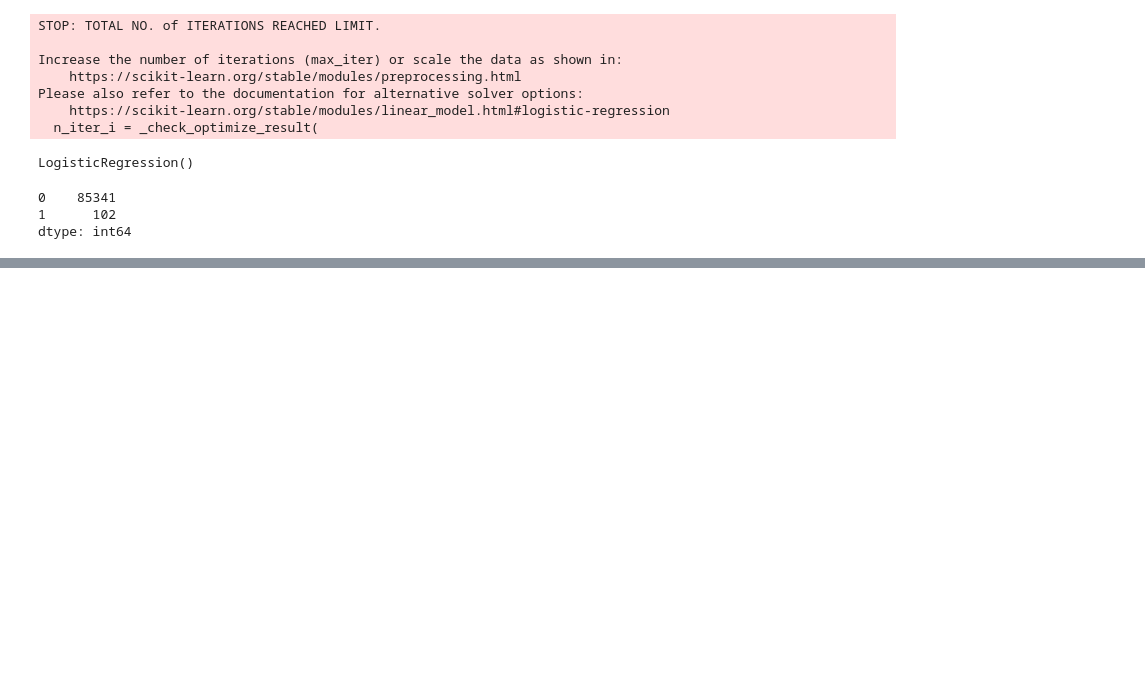
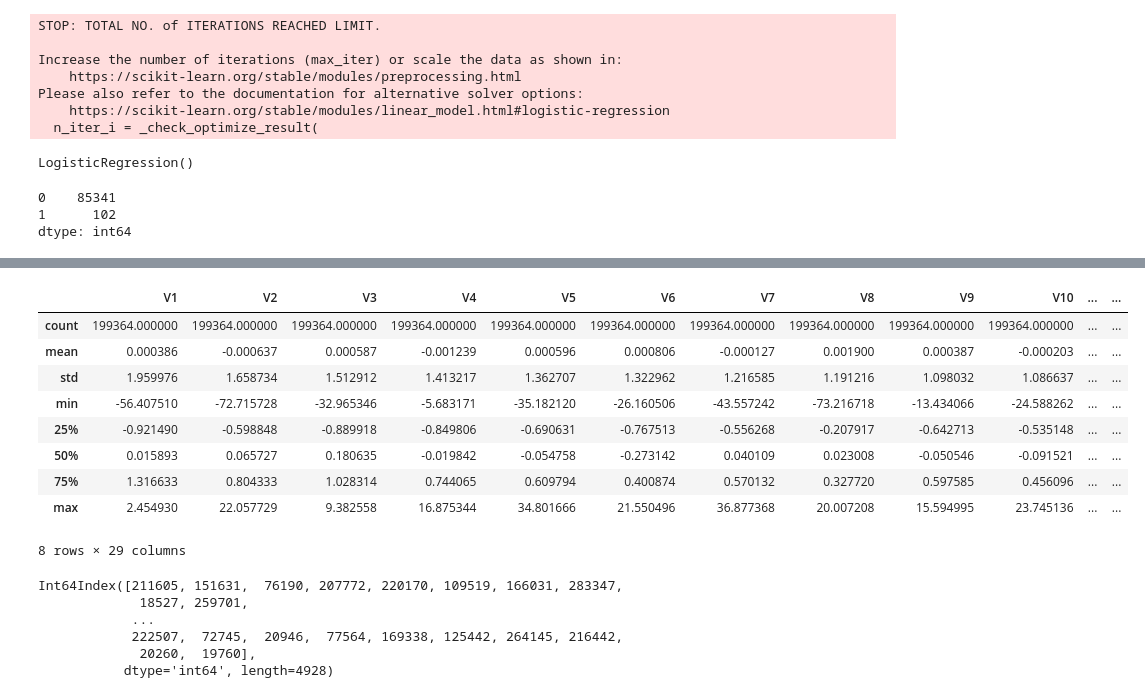
Before and after one commit to yonghaa/TIL, a Jupyter notebook: ML_day7.ipynb, the cells around one changed output, grey strips where cells are left out. Drawn from its saved outputs; the diff is of its cells as text; code cells hidden in the pictures; blank space fills up the shorter version.

```diff
--- a/ML_day7.ipynb
+++ b/ML_day7.ipynb
@@ -319,0 +350,5 @@ array([0.00134831, 0.00012345, 0.00019178, ..., 0.00024669, 0.00074666,
+# %%
+lgbm_clf=LGBMClassifier(n_estimators=1000, num_leaves=64, boost_from_average=False)
+#boost_from_average 는 데이터가 불균형 분포되어 있을때 False, 균형일경우 True
+# %%
+lgbm_clf.fit(X_train, y_train)
@@ -319,0 +399,13 @@ array([0.00134831, 0.00012345, 0.00019178, ..., 0.00024669, 0.00074666,
+# %%
+X_train.describe()
+# %% [output]
+|  | V1 | V2 | V3 | V4 | V5 | V6 | V7 | V8 | V9 | V10 | ... | ... |
+| count | 199364.000000 | 199364.000000 | 199364.000000 | 199364.000000 | 199364.000000 | 199364.000000 | 199364.000000 | 199364.000000 | 199364.000000 | 199364.000000 | ... | ... |
+| mean | 0.000386 | -0.000637 | 0.000587 | -0.001239 | 0.000596 | 0.000806 | -0.000127 | 0.001900 | 0.000387 | -0.000203 | ... | ... |
+| std | 1.959976 | 1.658734 | 1.512912 | 1.413217 | 1.362707 | 1.322962 | 1.216585 | 1.191216 | 1.098032 | 1.086637 | ... | ... |
+| min | -56.407510 | -72.715728 | -32.965346 | -5.683171 | -35.182120 | -26.160506 | -43.557242 | -73.216718 | -13.434066 | -24.588262 | ... | ... |
+| 25% | -0.921490 | -0.598848 | -0.889918 | -0.849806 | -0.690631 | -0.767513 | -0.556268 | -0.207917 | -0.642713 | -0.535148 | ... | ... |
+| 50% | 0.015893 | 0.065727 | 0.180635 | -0.019842 | -0.054758 | -0.273142 | 0.040109 | 0.023008 | -0.050546 | -0.091521 | ... | ... |
+| 75% | 1.316633 | 0.804333 | 1.028314 | 0.744065 | 0.609794 | 0.400874 | 0.570132 | 0.327720 | 0.597585 | 0.456096 | ... | ... |
+| max | 2.454930 | 22.057729 | 9.382558 | 16.875344 | 34.801666 | 21.550496 | 36.877368 | 20.007208 | 15.594995 | 23.745136 | ... | ... |
+8 rows × 29 columns
@@ -319,0 +424,9 @@ array([0.00134831, 0.00012345, 0.00019178, ..., 0.00024669, 0.00074666,
+# %%
+X_train['V1'][(X_train['V1'] < lowest_val) | (X_train['V1'] > highest_val)].index #이상치
+# %% [output]
+Int64Index([211605, 151631,  76190, 207772, 220170, 109519, 166031, 283347,
+             18527, 259701,
+            ...
+            222507,  72745,  20946,  77564, 169338, 125442, 264145, 216442,
+             20260,  19760],
+           dtype='int64', length=4928)
```
Also changed, not shown: parts of 63 cells of this notebook.
